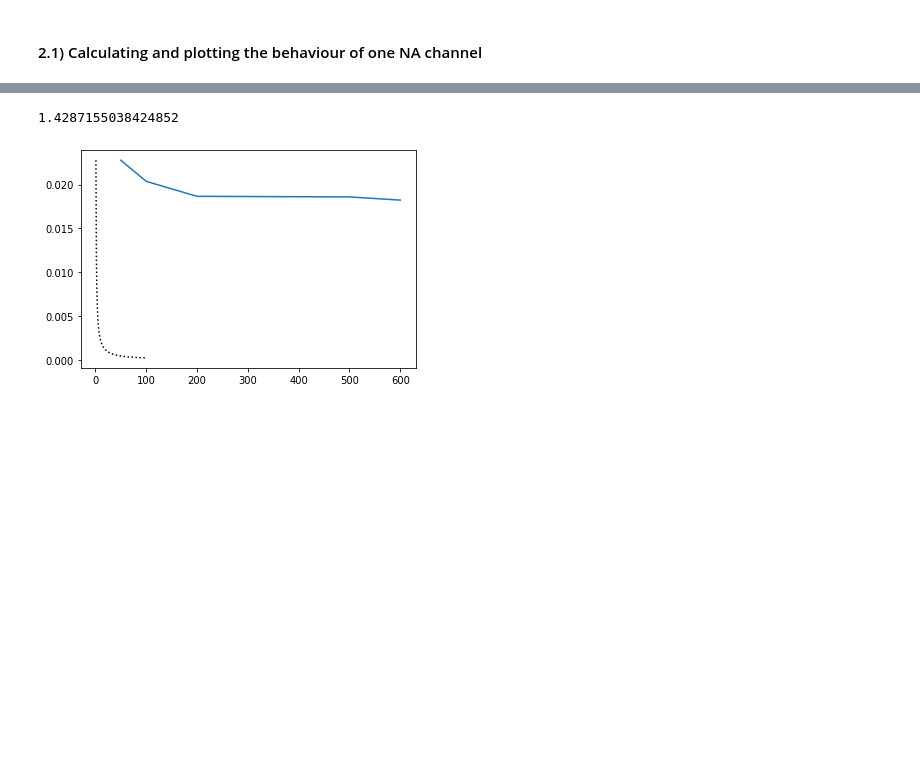
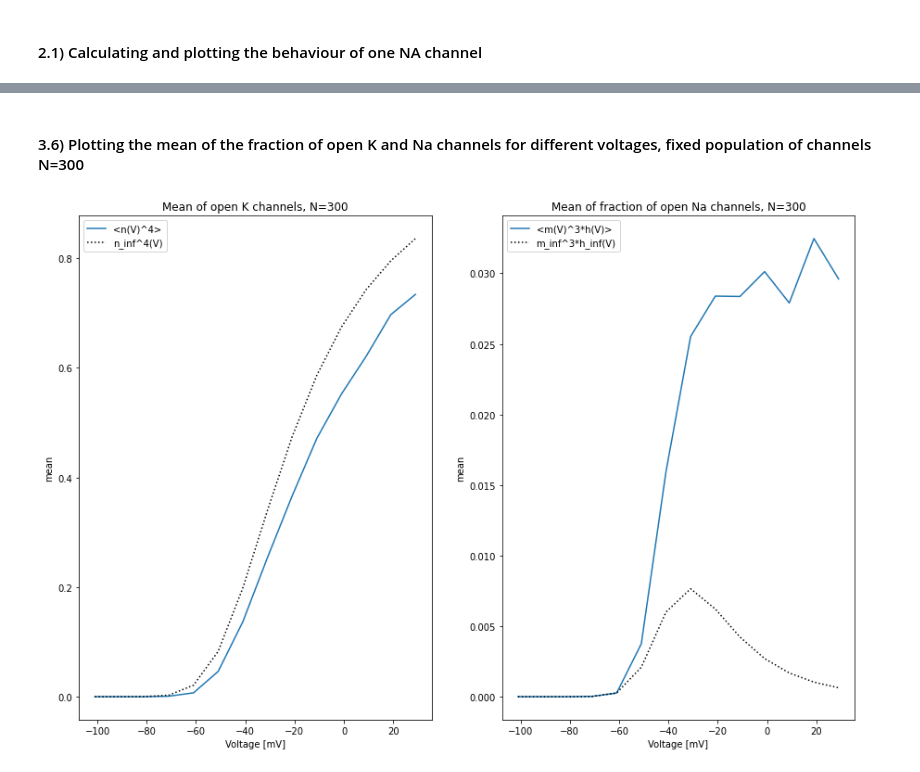
Before and after one commit to ahmedtarek-/MNS_CP_2022, a Jupyter notebook: stochastic_channel/Stochastic.ipynb, the cells around one changed output, grey strips where cells are left out. Cells and saved outputs as stored; diff of their text form; code cells hidden in the pictures; blank space fills up the shorter version.

```diff
--- a/stochastic_channel/Stochastic.ipynb
+++ b/stochastic_channel/Stochastic.ipynb
@@ -544,22 +559,48 @@ plt.show()
-# %%
-
-voltage = 10
-delta_t = 0.01
-ns = [50,100,200,500,600]
-variances = []
-for n in ns:
-  outputs = []
-  for x in range(n):
-    channel = StochasticKChannel(initial_state=1, voltage=voltage)
-    outputs.append(channel.go_stochastic(t_max=60, delta_t=delta_t))
-  avgs = np.mean(np.array(outputs), axis=0)
-  variances.append(np.var(avgs))
-
-n_inf_line = [n_inf(10)**4 for x in range(int(t_max/delta_t))]
-expected_varaince = [variances[0]/N for N in range(100)]
-plt.plot(ns, variances)
-plt.plot(range(100), expected_varaince, ls=":", c="k")
-tao(voltage)
-# %% [output]
-1.4287155038424852
-[figure, removed]
+# %%
+N = 300
+delta_t = 0.01
+
+V_max = 30
+voltages = np.arange(-101,30,10)
+k_avgs = []
+na_avgs = []
+n_inf_lines = []
+mh_inf_lines = []
+
+for voltage in voltages:
+  k_population = [StochasticKChannel(initial_state=1) for x in range(N)]
+  k_stochastic_pop = StochasticPopulation(k_population=k_population, initial_voltage=voltage, delta_t=delta_t)
+  k_avg = k_stochastic_pop.go_stochastic(t_max=20)[0]
+  k_avgs.append(np.mean(k_avg))
+  n_inf_lines.append(n_inf(voltage)**4)
+
+  na_population = [StochasticNAChannel(initial_state=1) for x in range(N)]
+  na_stochastic_pop = StochasticPopulation(na_population=na_population, initial_voltage=voltage, delta_t=delta_t)
+  na_avg = na_stochastic_pop.go_stochastic(t_max=20)[1]
+  na_avgs.append(np.mean(na_avg))
+  mh_inf_lines.append(m_inf(voltage)**3 * h_inf(voltage))
+# %% [markdown]
+#### 3.6) Plotting the mean of the fraction of open K and Na channels for different voltages, fixed population of channels N=300
+# %%
+# Plotting
+figure(figsize=(15,10))
+#plt.subplots_adjust(wspace=0.5)
+plt.subplot(1,2,1)
+plt.plot(voltages, k_avgs, label='<n(V)^4>')
+plt.plot(voltages, n_inf_lines, ls=":", c="k", label='n_inf^4(V)')
+plt.ylabel('mean')
+plt.xlabel('Voltage [mV]')
+plt.title('Mean of open K channels, N=300')
+plt.legend()
+
+plt.subplot(1,2,2)
+plt.plot(voltages, na_avgs, label='<m(V)^3*h(V)>')
+plt.plot(voltages, mh_inf_lines, ls=":", c="k", label='m_inf^3*h_inf(V)')
+plt.ylabel('mean')
+plt.xlabel('Voltage [mV]')
+plt.title('Mean of fraction of open Na channels, N=300')
+plt.legend()
+
+plt.show()
+# %% [output]
+[figure, added]
```
Also changed, not shown: parts of 14 cells of this notebook.
